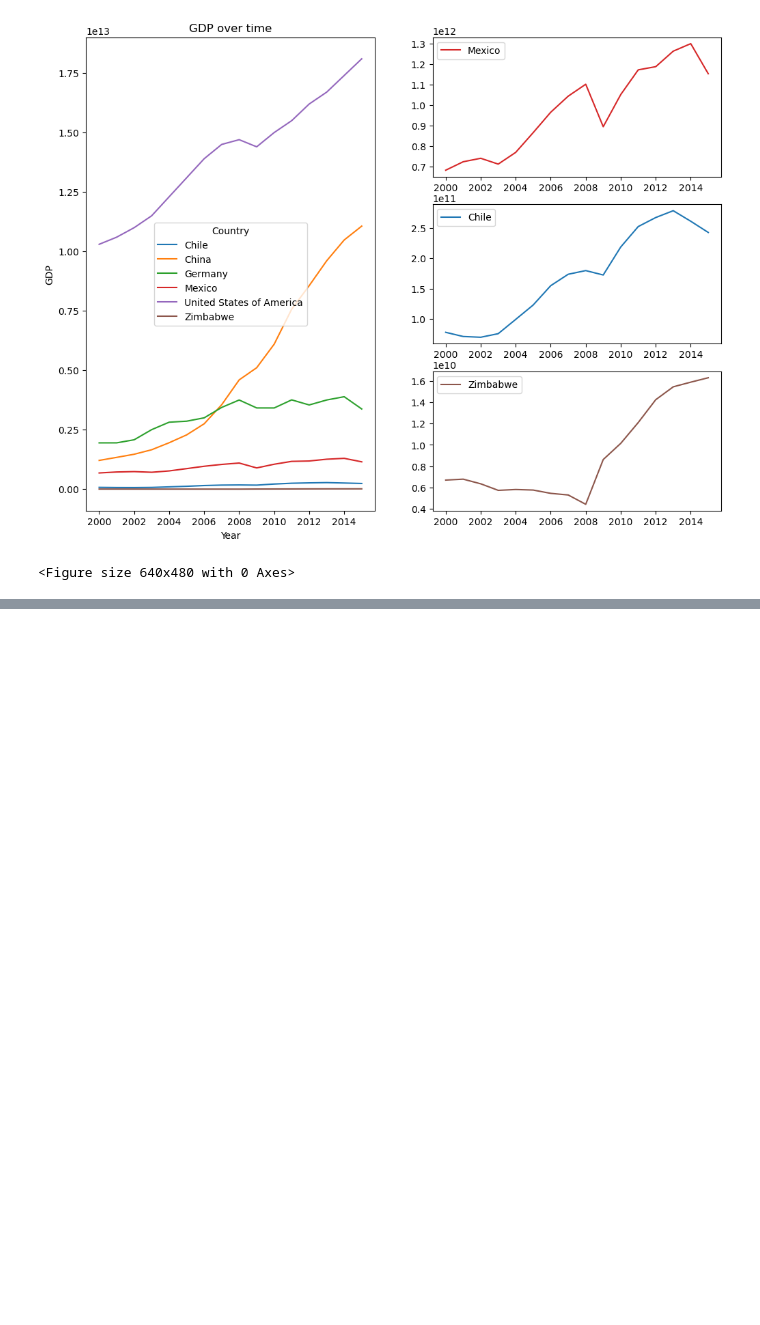
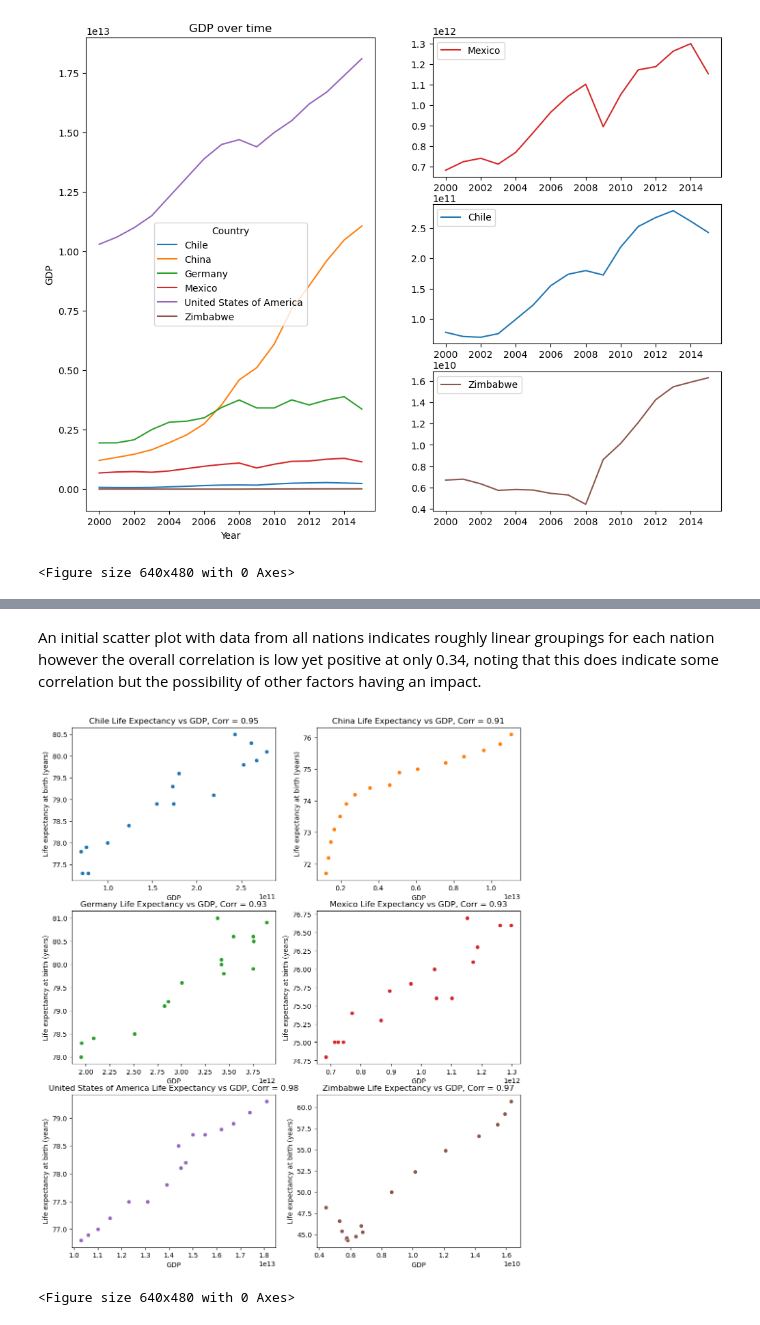
Before and after one commit to Wapet99/Codecademy-git, a Jupyter notebook: Life-Expectancy-and-GDP-Starter/life_expectancy_gdp.ipynb, the cells around one changed output, grey strips where cells are left out. Drawn from its saved outputs; the diff is of its cells as text; code cells hidden in the pictures; blank space fills up the shorter version.

```diff
--- a/Life-Expectancy-and-GDP-Starter/life_expectancy_gdp.ipynb
+++ b/Life-Expectancy-and-GDP-Starter/life_expectancy_gdp.ipynb
@@ -80,0 +98,14 @@ plt.clf()
+# %% [markdown]
+An initial scatter plot with data from all nations indicates roughly linear groupings for each nation however the overall correlation is low yet positive at only 0.34, noting that this does indicate some correlation but the possibility of other factors having an impact.
+# %%
+plt.figure(figsize=(12,14))
+for i in range(len(df.Country.unique())):
+    plt.subplot(3,2,i+1)
+    sns.scatterplot(x=df.GDP[df.Country == df.Country.unique()[i]], y=df["Life expectancy at birth (years)"][df.Country == df.Country.unique()[i]], color=sns.color_palette()[i])
+    corr = round(df[["Life expectancy at birth (years)", "GDP"]][df.Country == df.Country.unique()[i]].corr().iloc[0,1],2)
+    plt.title(f"{df.Country.unique()[i]} Life Expectancy vs GDP, Corr = {corr}")
+plt.show()
+plt.clf()
+# %% [output]
+[figure, added]
+<Figure size 640x480 with 0 Axes>
```
Also changed, not shown: parts of 5 cells of this notebook.
